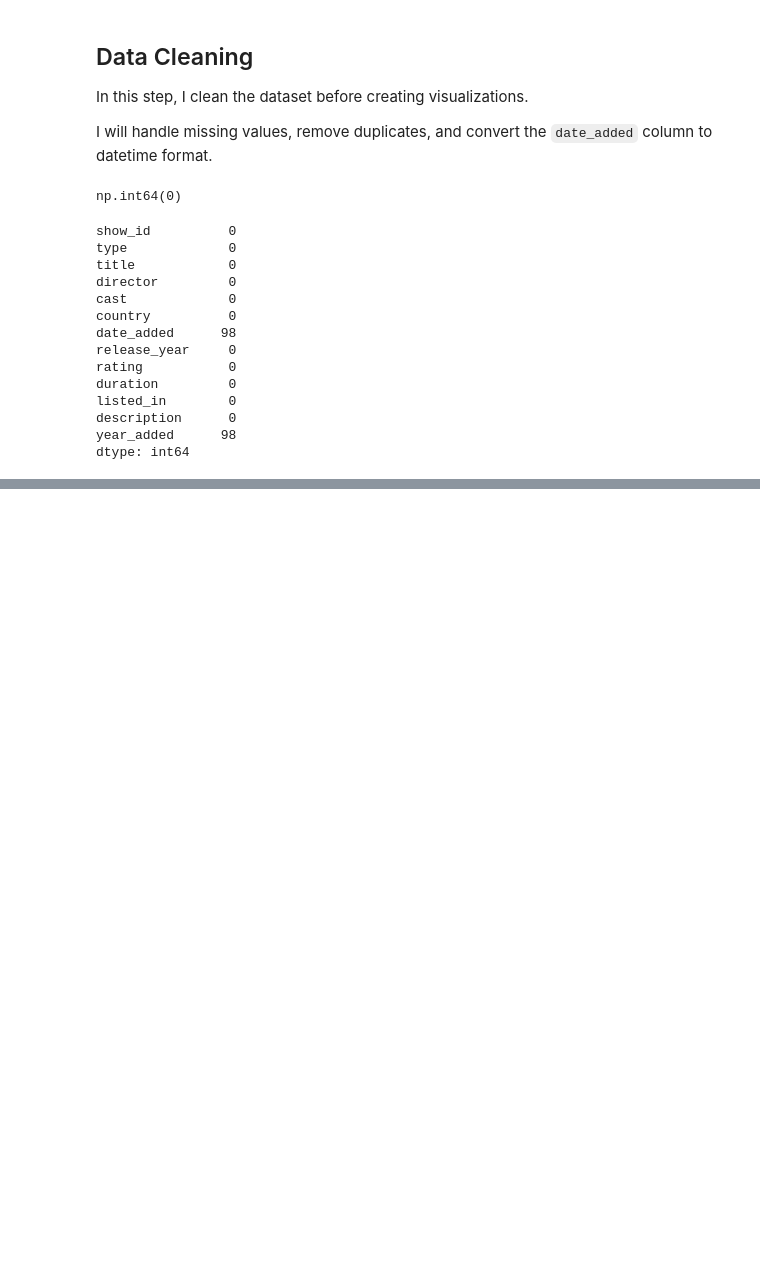
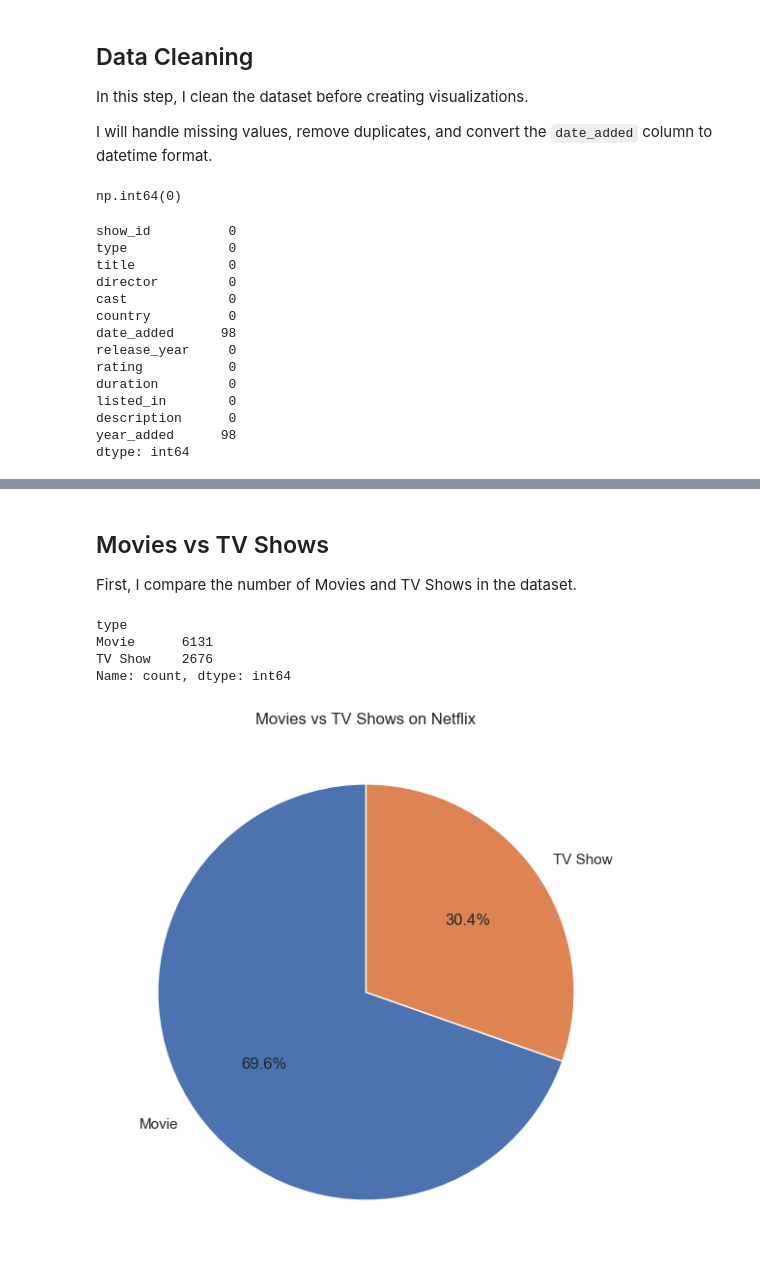
Before and after one commit to akshin777mansurov/netflix-data-analysis, a Jupyter notebook: Netflix_Data_Analysis.ipynb, the cells around one changed output, grey strips where cells are left out. Saved outputs shown, nothing was run; the diff lists cells and outputs as text; code cells hidden in the pictures; blank space fills up the shorter version.

```diff
--- a/Netflix_Data_Analysis.ipynb
+++ b/Netflix_Data_Analysis.ipynb
@@ -122,3 +122,30 @@ netflix.head()
 | 2 | s3 | TV Show | Ganglands | Julien Leclercq | Sami Bouajila, Tracy Gotoas, Samu... | Unknown | 2021-09-24 | 2021 | TV-MA | 1 Season | ... |
 | 3 | s4 | TV Show | Jailbirds New Orleans | Unknown | Unknown | Unknown | 2021-09-24 | 2021 | TV-MA | 1 Season | ... |
 | 4 | s5 | TV Show | Kota Factory | Unknown | Mayur More, Jitendra Kumar, Ranja... | India | 2021-09-24 | 2021 | TV-MA | 2 Seasons | ... |
+# %% [markdown]
+## Movies vs TV Shows
+
+First, I compare the number of Movies and TV Shows in the dataset.
+# %%
+type_counts = netflix["type"].value_counts()
+
+type_counts
+# %% [output]
+type
+Movie      6131
+TV Show    2676
+Name: count, dtype: int64
+# %%
+plt.figure(figsize=(7, 7))
+
+plt.pie(
+    type_counts,
+    labels=type_counts.index,
+    autopct="%1.1f%%",
+    startangle=90
+)
+
+plt.title("Movies vs TV Shows on Netflix")
+plt.show()
+# %% [output]
+[figure, added]
```
Also changed, not shown: parts of 7 cells of this notebook.
